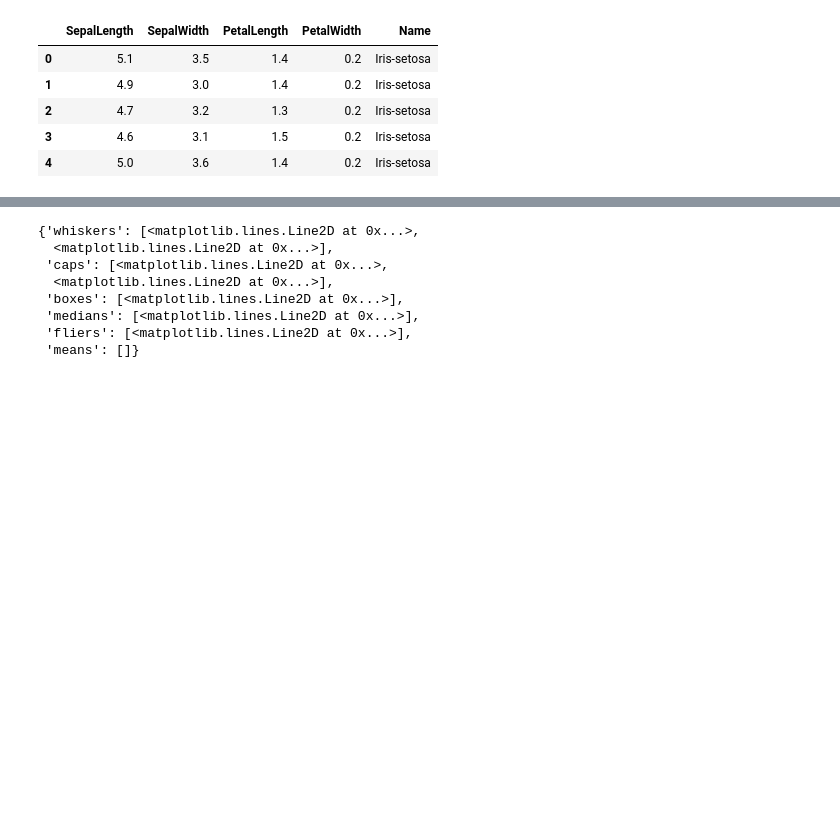
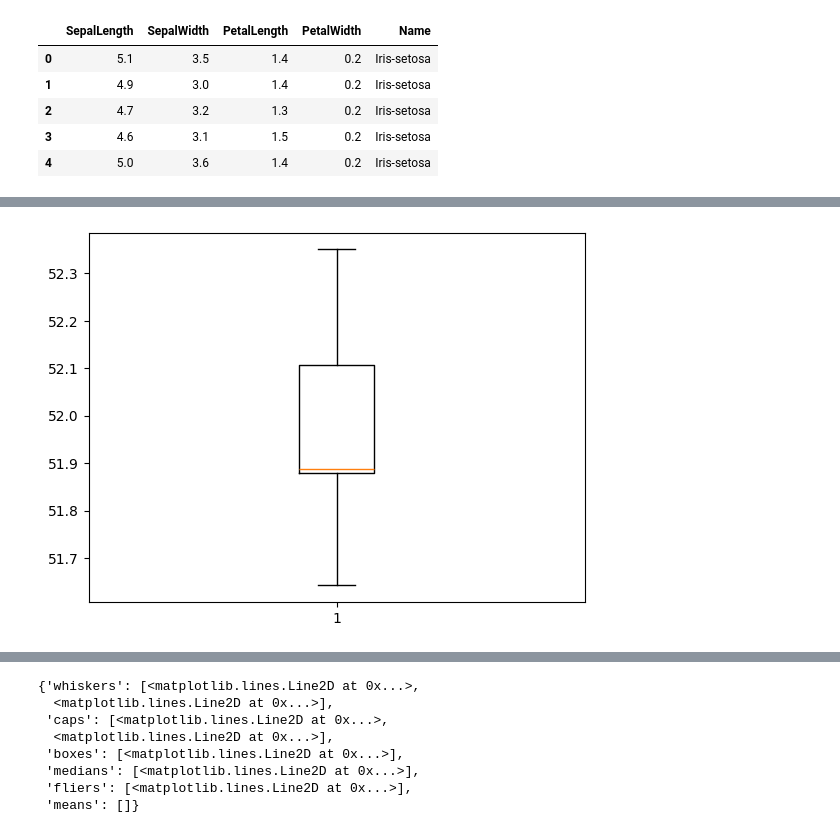
Before and after one commit to aoonging/dataviz2025, a Jupyter notebook: Visualize_Data_Distribution.ipynb, the cells around one changed output, grey strips where cells are left out. Drawn from its saved outputs; the diff is of its cells as text; code cells hidden in the pictures; blank space fills up the shorter version.

```diff
--- a/Visualize_Data_Distribution.ipynb
+++ b/Visualize_Data_Distribution.ipynb
@@ -317,0 +318,4 @@ O = plt.boxplot(df['SepalWidth'])
+# %%
+O = plt.boxplot(stopandsearch_df['Latitude'].dropna())
+# %% [output]
+[figure, added]
```
Also changed, not shown: parts of 18 cells of this notebook.
